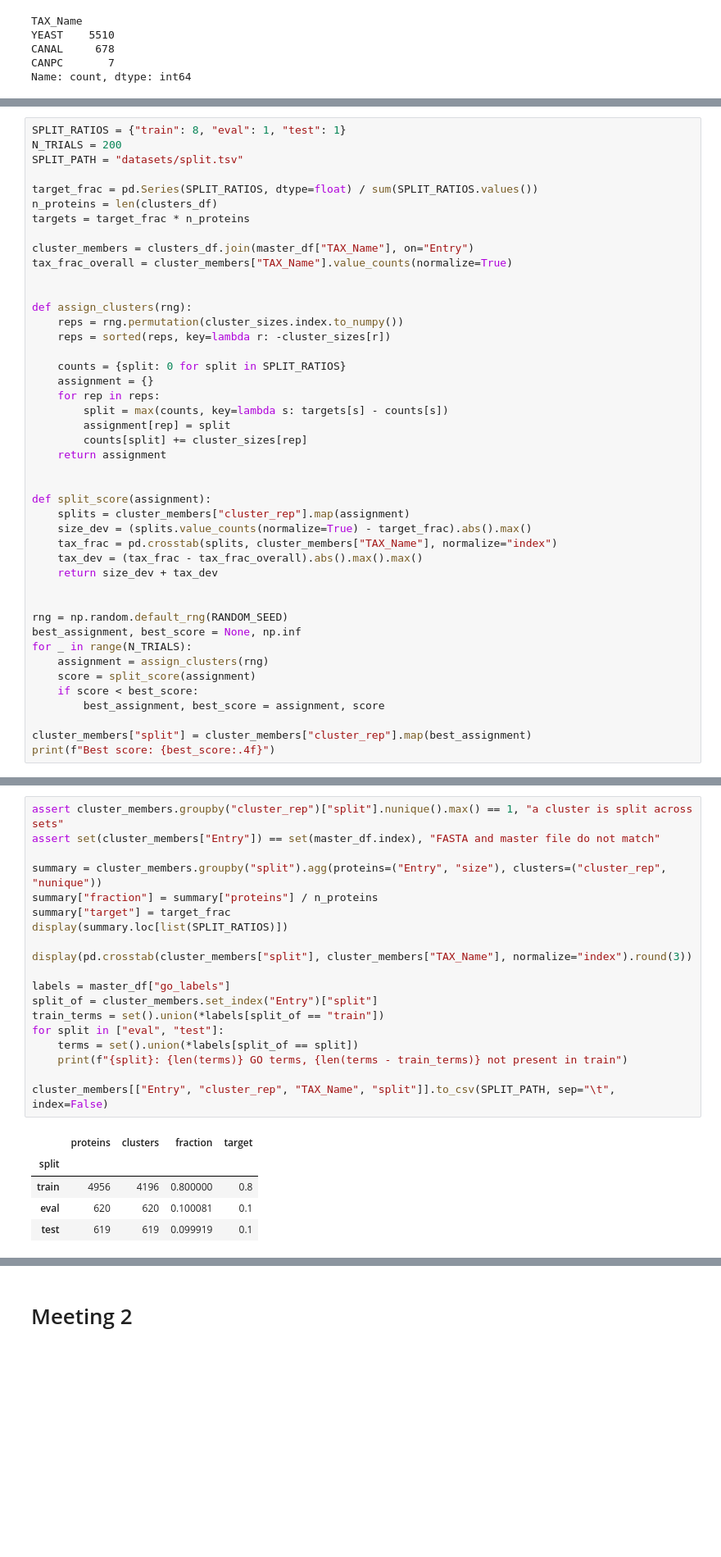
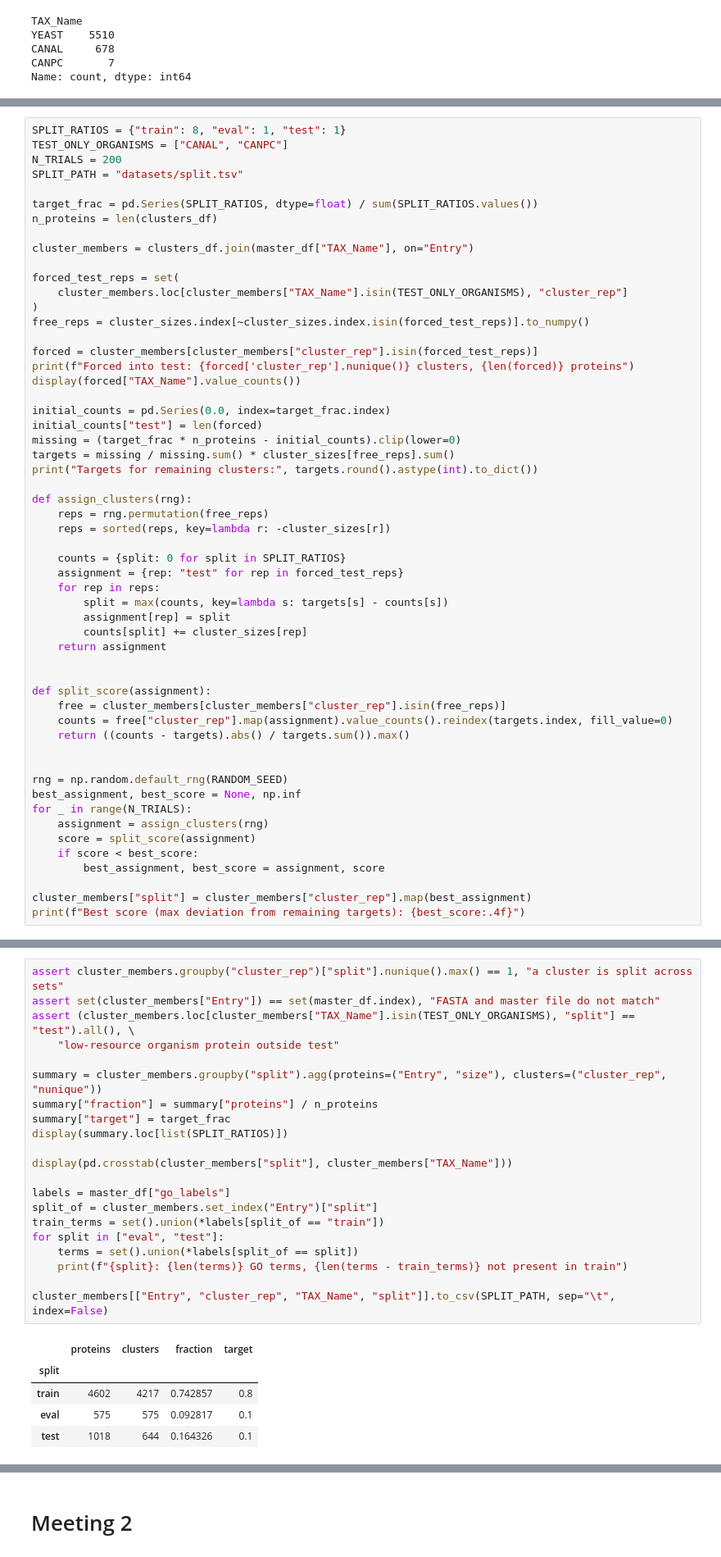
Before and after one commit to LukaszKluza/MLinBio, a Jupyter notebook: notebook.ipynb, the cells around one changed output, grey strips where cells are left out. Shown at 82% size. Cells and saved outputs as stored; diff of their text form; blank space fills up the shorter version.

```diff
--- a/notebook.ipynb
+++ b/notebook.ipynb
@@ -301,22 +297,35 @@ Repeat with many random tie-break orders (seeded) and keep the split whose set s
 # %%
 SPLIT_RATIOS = {"train": 8, "eval": 1, "test": 1}
+TEST_ONLY_ORGANISMS = ["CANAL", "CANPC"]
 N_TRIALS = 200
 SPLIT_PATH = "datasets/split.tsv"
 
 target_frac = pd.Series(SPLIT_RATIOS, dtype=float) / sum(SPLIT_RATIOS.values())
 n_proteins = len(clusters_df)
-targets = target_frac * n_proteins
 
 cluster_members = clusters_df.join(master_df["TAX_Name"], on="Entry")
-tax_frac_overall = cluster_members["TAX_Name"].value_counts(normalize=True)
 
+forced_test_reps = set(
+    cluster_members.loc[cluster_members["TAX_Name"].isin(TEST_ONLY_ORGANISMS), "cluster_rep"]
+)
+free_reps = cluster_sizes.index[~cluster_sizes.index.isin(forced_test_reps)].to_numpy()
+
+forced = cluster_members[cluster_members["cluster_rep"].isin(forced_test_reps)]
+print(f"Forced into test: {forced['cluster_rep'].nunique()} clusters, {len(forced)} proteins")
+display(forced["TAX_Name"].value_counts())
+
+initial_counts = pd.Series(0.0, index=target_frac.index)
+initial_counts["test"] = len(forced)
+missing = (target_frac * n_proteins - initial_counts).clip(lower=0)
+targets = missing / missing.sum() * cluster_sizes[free_reps].sum()
+print("Targets for remaining clusters:", targets.round().astype(int).to_dict())
 
 def assign_clusters(rng):
-    reps = rng.permutation(cluster_sizes.index.to_numpy())
+    reps = rng.permutation(free_reps)
     reps = sorted(reps, key=lambda r: -cluster_sizes[r])
 
     counts = {split: 0 for split in SPLIT_RATIOS}
-    assignment = {}
+    assignment = {rep: "test" for rep in forced_test_reps}
     for rep in reps:
         split = max(counts, key=lambda s: targets[s] - counts[s])
         assignment[rep] = split
@@ -325,11 +334,9 @@ def assign_clusters(rng):
 
 
 def split_score(assignment):
-    splits = cluster_members["cluster_rep"].map(assignment)
-    size_dev = (splits.value_counts(normalize=True) - target_frac).abs().max()
-    tax_frac = pd.crosstab(splits, cluster_members["TAX_Name"], normalize="index")
-    tax_dev = (tax_frac - tax_frac_overall).abs().max().max()
-    return size_dev + tax_dev
+    free = cluster_members[cluster_members["cluster_rep"].isin(free_reps)]
+    counts = free["cluster_rep"].map(assignment).value_counts().reindex(targets.index, fill_value=0)
+    return ((counts - targets).abs() / targets.sum()).max()
 
 
 rng = np.random.default_rng(RANDOM_SEED)
@@ -341,5 +348,5 @@ for _ in range(N_TRIALS):
         best_assignment, best_score = assignment, score
 
 cluster_members["split"] = cluster_members["cluster_rep"].map(best_assignment)
-print(f"Best score: {best_score:.4f}")
+print(f"Best score (max deviation from remaining targets): {best_score:.4f}")
 # %% [output]
@@ -347,27 +361,29 @@ Best score: 0.0123
 # %%
 assert cluster_members.groupby("cluster_rep")["split"].nunique().max() == 1, "a cluster is split across sets"
 assert set(cluster_members["Entry"]) == set(master_df.index), "FASTA and master file do not match"
+assert (cluster_members.loc[cluster_members["TAX_Name"].isin(TEST_ONLY_ORGANISMS), "split"] == "test").all(), \
+    "low-resource organism protein outside test"
 
 summary = cluster_members.groupby("split").agg(proteins=("Entry", "size"), clusters=("cluster_rep", "nunique"))
 summary["fraction"] = summary["proteins"] / n_proteins
 summary["target"] = target_frac
 display(summary.loc[list(SPLIT_RATIOS)])
 
-display(pd.crosstab(cluster_members["split"], cluster_members["TAX_Name"], normalize="index").round(3))
+display(pd.crosstab(cluster_members["split"], cluster_members["TAX_Name"]))
 
 labels = master_df["go_labels"]
 split_of = cluster_members.set_index("Entry")["split"]
 train_terms = set().union(*labels[split_of == "train"])
 for split in ["eval", "test"]:
     terms = set().union(*labels[split_of == split])
     print(f"{split}: {len(terms)} GO terms, {len(terms - train_terms)} not present in train")
 
 cluster_members[["Entry", "cluster_rep", "TAX_Name", "split"]].to_csv(SPLIT_PATH, sep="\t", index=False)
 # %% [output]
 |  | proteins | clusters | fraction | target |
 | split |  |  |  |  |
-| train | 4956 | 4196 | 0.800000 | 0.8 |
-| eval | 620 | 620 | 0.100081 | 0.1 |
-| test | 619 | 619 | 0.099919 | 0.1 |
+| train | 4602 | 4217 | 0.742857 | 0.8 |
+| eval | 575 | 575 | 0.092817 | 0.1 |
+| test | 1018 | 644 | 0.164326 | 0.1 |
 | TAX_Name | CANAL | CANPC | YEAST |
 | split |  |  |  |
```
Also changed, not shown: parts of 15 cells of this notebook, 6 other files.
